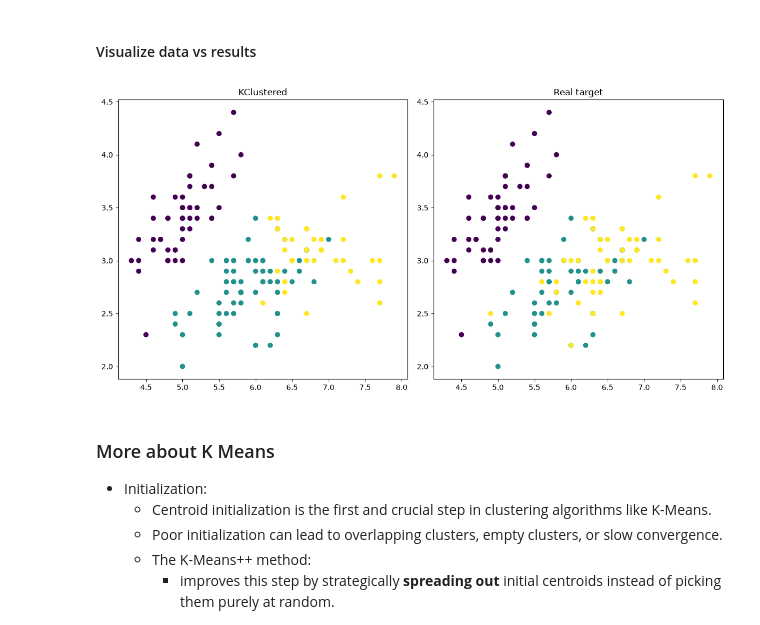
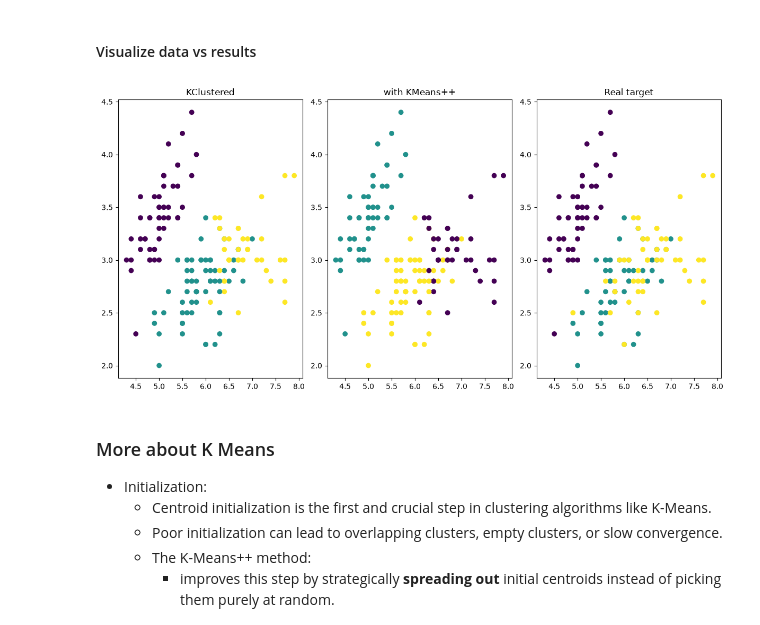
Before and after one commit to lyanjnizam/Daily-Practice, a Jupyter notebook: Day 24 - Evaluation and Unsupervised Learning/Unsupervised Learning .ipynb, the cells around one changed output. Saved outputs shown, nothing was run; the diff lists cells and outputs as text; code cells hidden in the pictures.

```diff
--- a/Day 24 - Evaluation and Unsupervised Learning/Unsupervised Learning .ipynb
+++ b/Day 24 - Evaluation and Unsupervised Learning/Unsupervised Learning .ipynb
@@ -105,3 +105,8 @@ model.inertia_ # how far spread out the clusters
 - Inertia is the sum of squared distances of each data point to its closest cluster center.
 - It's essentially the total squared error of the clustering.
 -
+# %%
+model_plus = KMeans(n_clusters= 3, init= 'k-means++', random_state= 42)
+
+df['with KMeans++'] = model_plus.fit_predict(df)
+df.sample(5)
@@ -108,18 +120,21 @@ model.inertia_ # how far spread out the clusters
 # %% [markdown]
 #### Visualize data vs results
 # %%
-fig, ax = plt.subplots(1, 2, figsize= (12, 6))
+fig, ax = plt.subplots(1, 3, figsize= (12, 6))
 
 ax[0].scatter(df['sepal length (cm)'], df['sepal width (cm)'], c= df['KClustering'])
 ax[0].set_title('KClustered')
 
-ax[1].scatter(df['sepal length (cm)'], df['sepal width (cm)'], c= data.target)
-ax[1].set_title('Real target')
+ax[1].scatter(df['sepal length (cm)'], df['sepal width (cm)'], c= df['with KMeans++'])
+ax[1].set_title('with KMeans++')
+
+ax[2].scatter(df['sepal length (cm)'], df['sepal width (cm)'], c= data.target)
+ax[2].set_title('Real target')
 
 plt.tight_layout()
 plt.show()
 # %% [output]
-[figure, old version]
+[figure, new version]
 # %% [markdown]
 ### More about K Means
 - Initialization:
```
Also changed, not shown: parts of 5 cells of this notebook, 1 other file.
